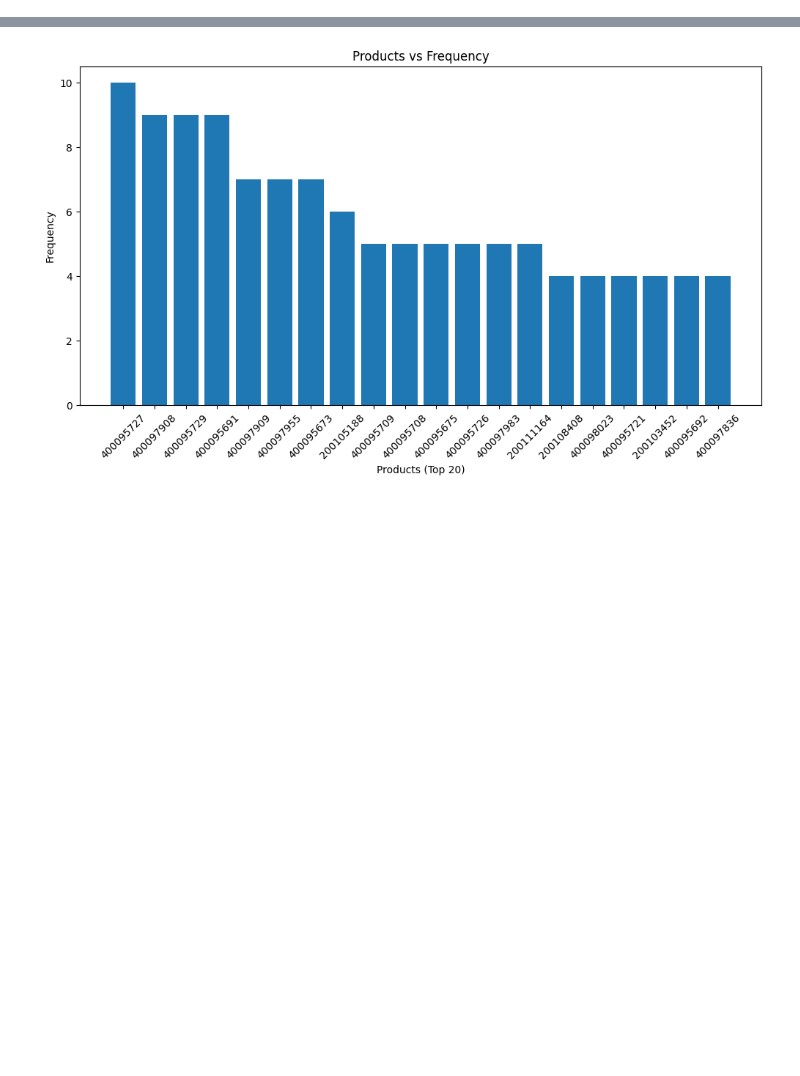
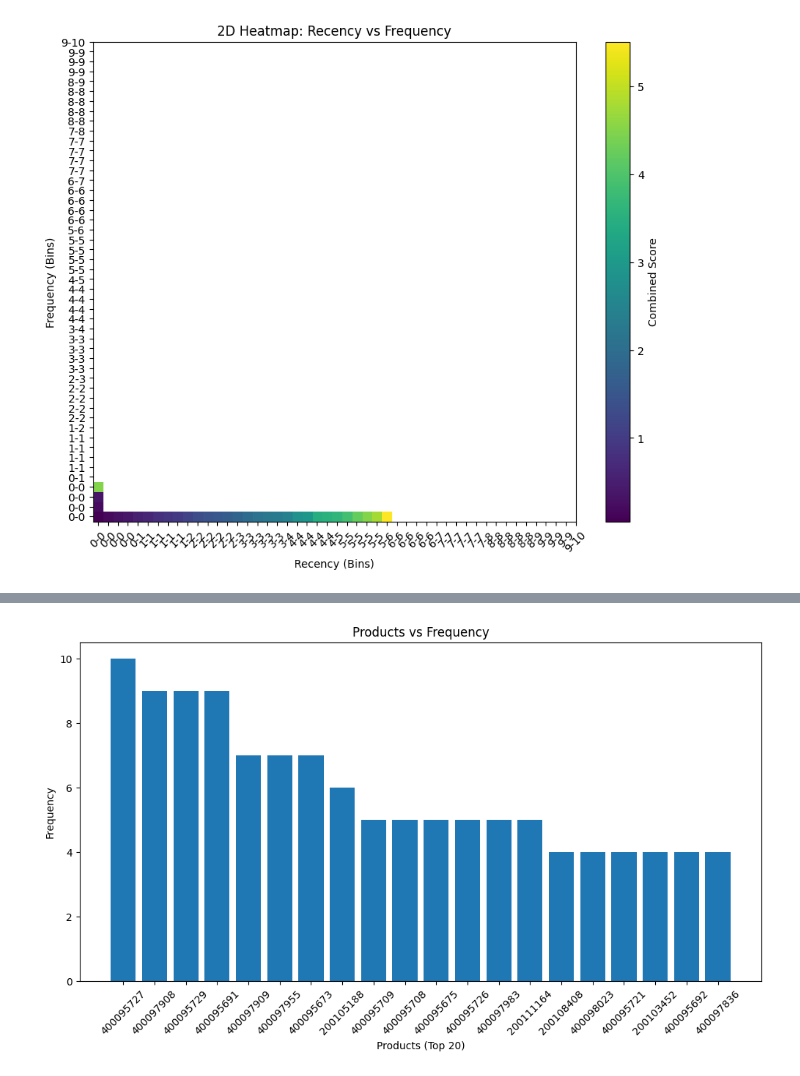
Before and after one commit to neeraj-mahapatra/baseline_COP2, a Jupyter notebook: features/historical_recommendations/feature1_favorites/visualizations.ipynb, the cells around one changed output, grey strips where cells are left out. Cells and saved outputs as stored; diff of their text form; code cells hidden in the pictures; blank space fills up the shorter version.

```diff
--- a/features/historical_recommendations/feature1_favorites/visualizations.ipynb
+++ b/features/historical_recommendations/feature1_favorites/visualizations.ipynb
@@ -54 +189,49 @@ plt.show()
+# %%
+# 0.45, 0.55 (50 bins)
+alpha, beta = 0.45, 0.55
+rf_data['Combined_Score'] = alpha * rf_data['Frequency'] + beta * rf_data['Recency']
+
+# Fix the bins to ensure they're monotonically increasing
+max_recency = rf_data['Recency'].max()
+max_frequency = rf_data['Frequency'].max()
+
+# Create bins for recency and frequency, ensuring they increase monotonically
+bins_recency = np.linspace(0, max(1, max_recency), 50)
+bins_frequency = np.linspace(0, max(1, max_frequency), 50)
+
+# Ensure bins are monotonically increasing
+bins_recency = np.unique(np.sort(bins_recency))
+bins_frequency = np.unique(np.sort(bins_frequency))
+
+if len(bins_recency) < 2 or len(bins_frequency) < 2:
+    raise ValueError("Bins are not created properly. Increase the number of bins or adjust the range.")
+
+# Create binned columns
+rf_data['Recency_bins'] = pd.cut(rf_data['Recency'], bins=bins_recency, include_lowest=True)
+rf_data['Frequency_bins'] = pd.cut(rf_data['Frequency'], bins=bins_frequency, include_lowest=True)
+
+heatmap_data = rf_data.pivot_table(values='Combined_Score',
+                                   index='Frequency_bins',
+                                   columns='Recency_bins',
+                                   aggfunc='mean')
+
+# Generate labels for bins
+recency_labels = [f"{int(bin.left)}-{int(bin.right)}" for bin in heatmap_data.columns.categories]
+frequency_labels = [f"{int(bin.left)}-{int(bin.right)}" for bin in heatmap_data.index.categories]
+
+# Plot the heatmap
+plt.figure(figsize=(10, 8))
+plt.imshow(heatmap_data, aspect='auto', cmap='viridis', origin='lower')
+plt.colorbar(label='Combined Score')
+plt.title('2D Heatmap: Recency vs Frequency')
+
+# Proper axis labels
+plt.xlabel('Recency (Bins)')
+plt.ylabel('Frequency (Bins)')
+plt.xticks(range(len(recency_labels)), recency_labels, rotation=45)
+plt.yticks(range(len(frequency_labels)), frequency_labels)
+
+plt.show()
+# %% [output]
+[figure, added]
 # %%
```
Also changed, not shown: parts of 11 cells of this notebook, 26 other files.
